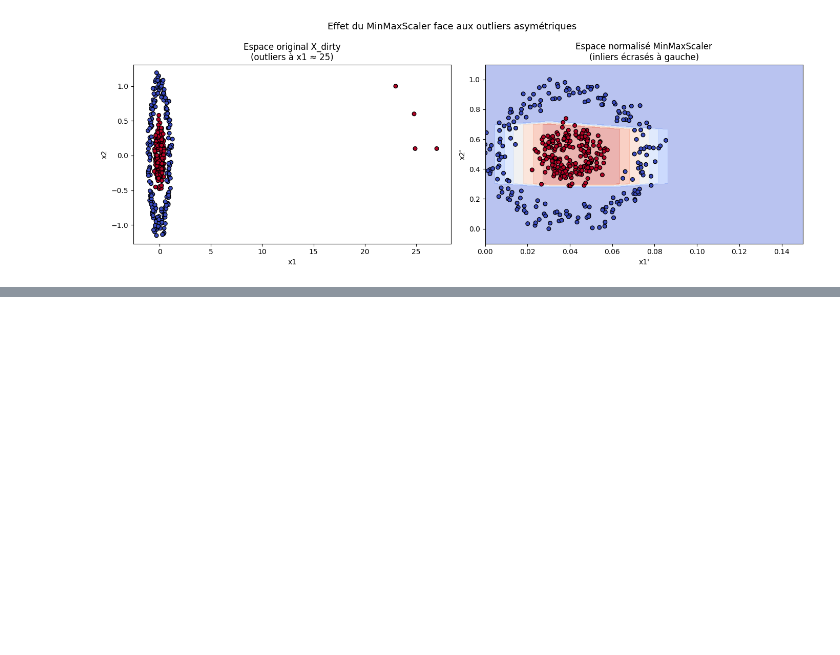
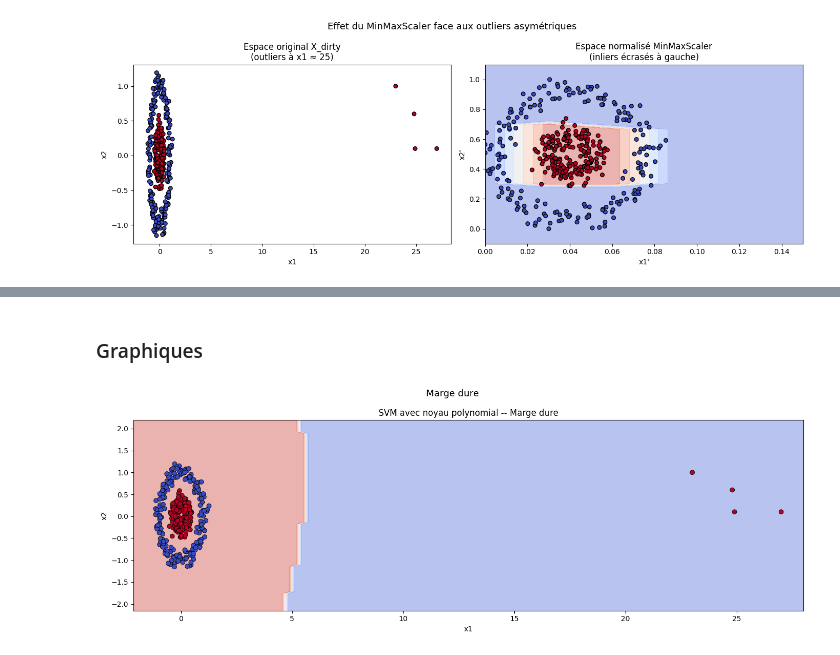
Before and after one commit to Flotauv/Statistic-learning-project, a Jupyter notebook: notebook.ipynb, the cells around one changed output, grey strips where cells are left out. Saved outputs shown, nothing was run; the diff lists cells and outputs as text; code cells hidden in the pictures; blank space fills up the shorter version.

```diff
--- a/notebook.ipynb
+++ b/notebook.ipynb
@@ -413,0 +474,33 @@ Comme on normalise avec MinMaxScaler, on vient changer nos valeurs de x et de y
+# %% [markdown]
+### Graphiques
+# %%
+pipeline = Pipeline([('scaler', RobustScaler()), ('svm', SVC(kernel='poly', degree=2, coef0=1.0, C=100000, max_iter=10000))])
+
+pipeline.fit(X_dirty, y_dirty)
+
+svm = pipeline.named_steps['svm']
+scaler = pipeline.named_steps['scaler']
+# %%
+# Graphiques
+# Figure et axes
+fig, axe = plt.subplots(figsize=(14, 5))
+
+disp = DecisionBoundaryDisplay.from_estimator(svm,X_dirty,
+    response_method='predict',
+    alpha=0.4,
+    cmap=plt.cm.coolwarm,
+    ax=axe
+)
+
+disp.ax_.scatter(X_dirty[:, 0], X_dirty[:, 1],
+                 c=y_dirty, cmap=plt.cm.coolwarm, edgecolor='k',linewidths=0.6, s=40, zorder=3)
+
+#axe.set_xlim(-3, 3); axe.set_ylim(-3, 3)
+axe.set_title("SVM avec noyau polynomial -- Marge dure")
+axe.set_xlabel("x1"); axe.set_ylabel("x2")
+
+plt.suptitle("Marge dure", fontsize=13)
+plt.tight_layout()
+plt.show()
+# %% [output]
+[figure, added]
```
Also changed, not shown: parts of 10 cells of this notebook.
